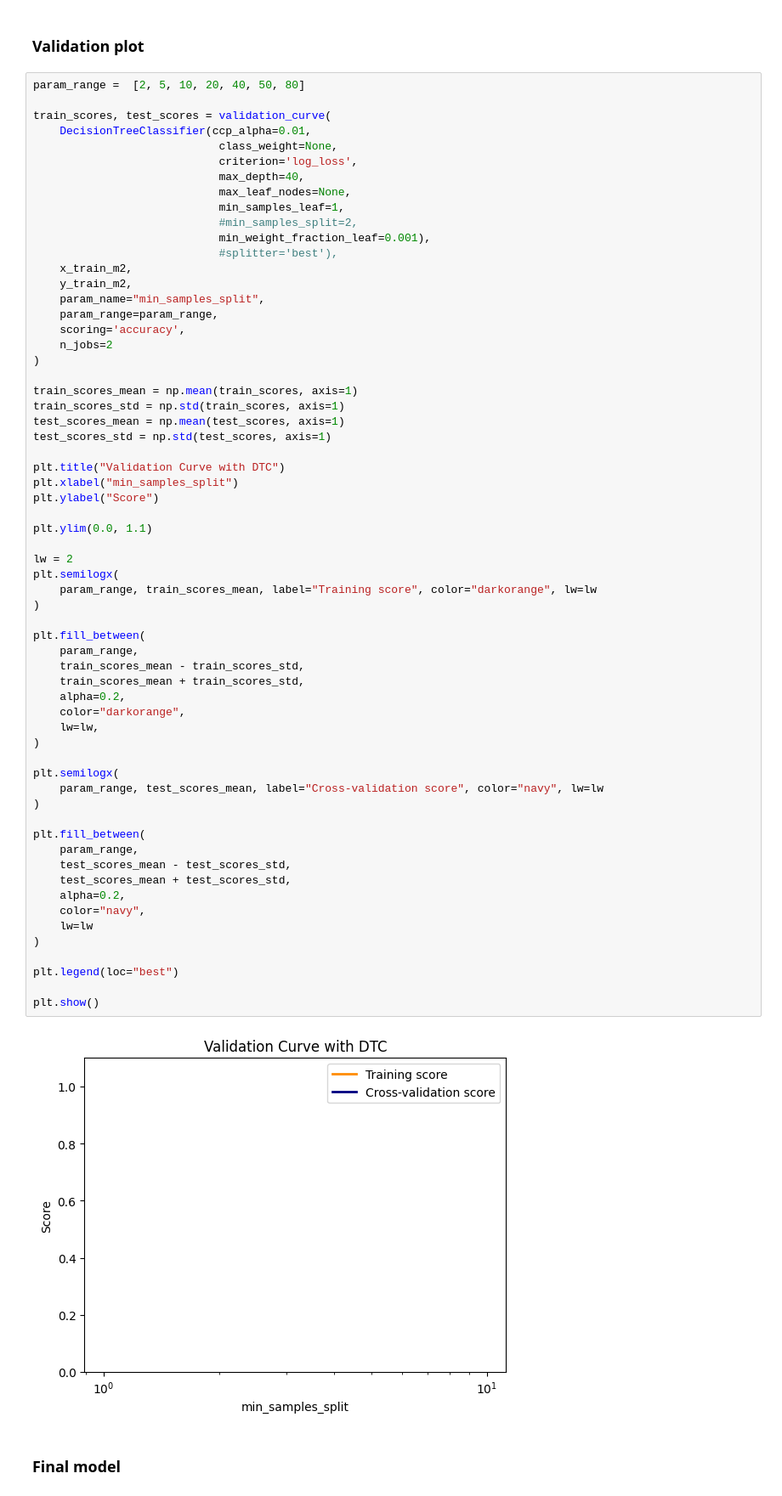
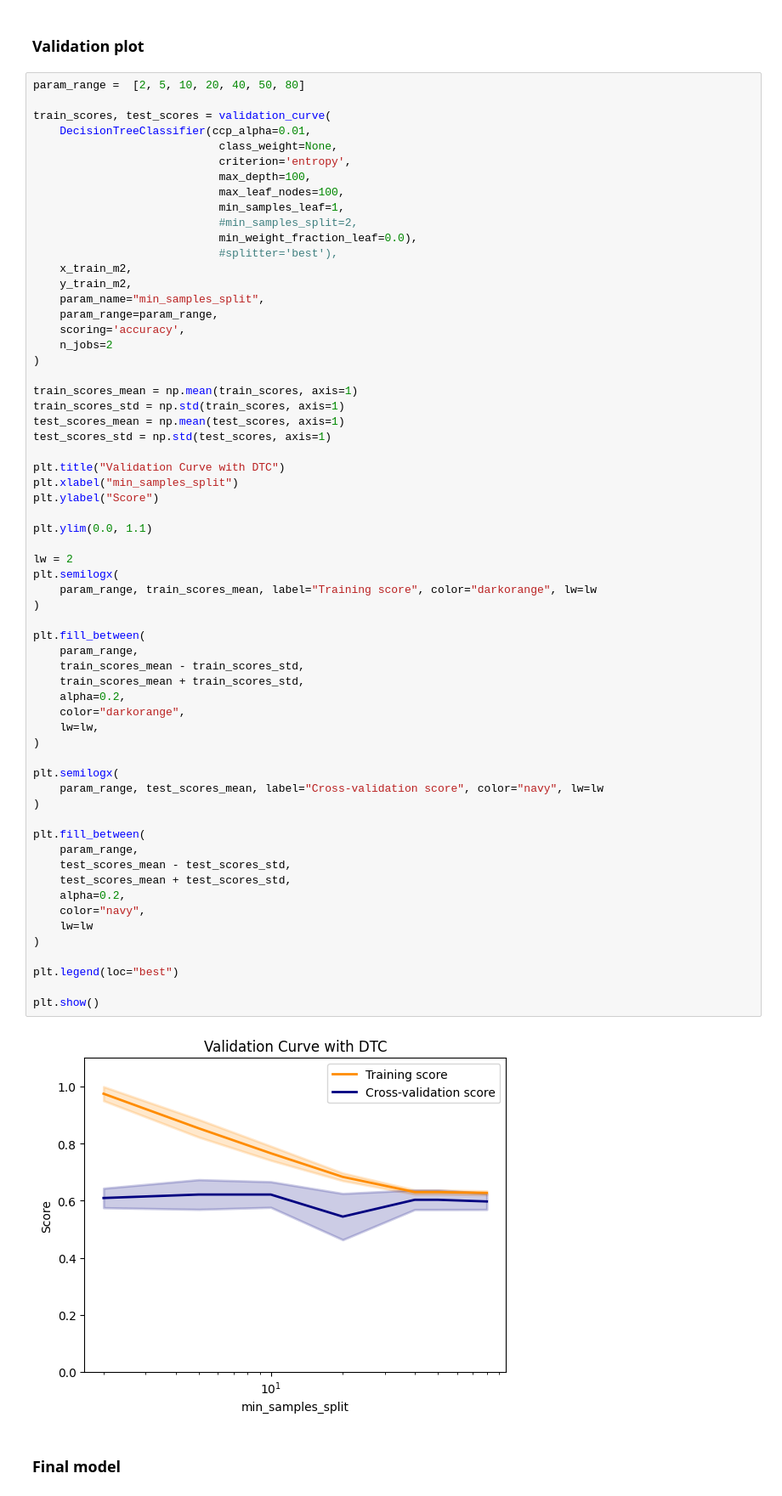
Before and after one commit to VeronicaPistolesi/MachineLearning, a Jupyter notebook: monk_tree.ipynb, the cells around one changed output. Shown: that part at 85% size. Drawn from its saved outputs; the diff is of its cells as text.

```diff
--- a/monk_tree.ipynb
+++ b/monk_tree.ipynb
@@ -284,12 +284,12 @@ param_range =  [2, 5, 10, 20, 40, 50, 80]
 train_scores, test_scores = validation_curve(
     DecisionTreeClassifier(ccp_alpha=0.01,
                             class_weight=None,
-                            criterion='log_loss',
-                            max_depth=40,
-                            max_leaf_nodes=None,
+                            criterion='entropy',
+                            max_depth=100,
+                            max_leaf_nodes=100,
                             min_samples_leaf=1,
                             #min_samples_split=2,
-                            min_weight_fraction_leaf=0.001),
+                            min_weight_fraction_leaf=0.0),
                             #splitter='best'),
     x_train_m2,
     y_train_m2,
@@ -314,34 +314,34 @@ lw = 2
 plt.semilogx(
     param_range, train_scores_mean, label="Training score", color="darkorange", lw=lw
 )
 
 plt.fill_between(
     param_range,
     train_scores_mean - train_scores_std,
     train_scores_mean + train_scores_std,
     alpha=0.2,
     color="darkorange",
     lw=lw,
 )
 
 plt.semilogx(
     param_range, test_scores_mean, label="Cross-validation score", color="navy", lw=lw
 )
 
 plt.fill_between(
     param_range,
     test_scores_mean - test_scores_std,
     test_scores_mean + test_scores_std,
     alpha=0.2,
     color="navy",
     lw=lw
 )
 
 plt.legend(loc="best")
 
 plt.show()
 # %% [output]
-[figure, old version]
+[figure, new version]
 # %% [markdown]
 ### Final model
 # %%
```
Also changed, not shown: parts of 2 cells of this notebook, 1 other file.
